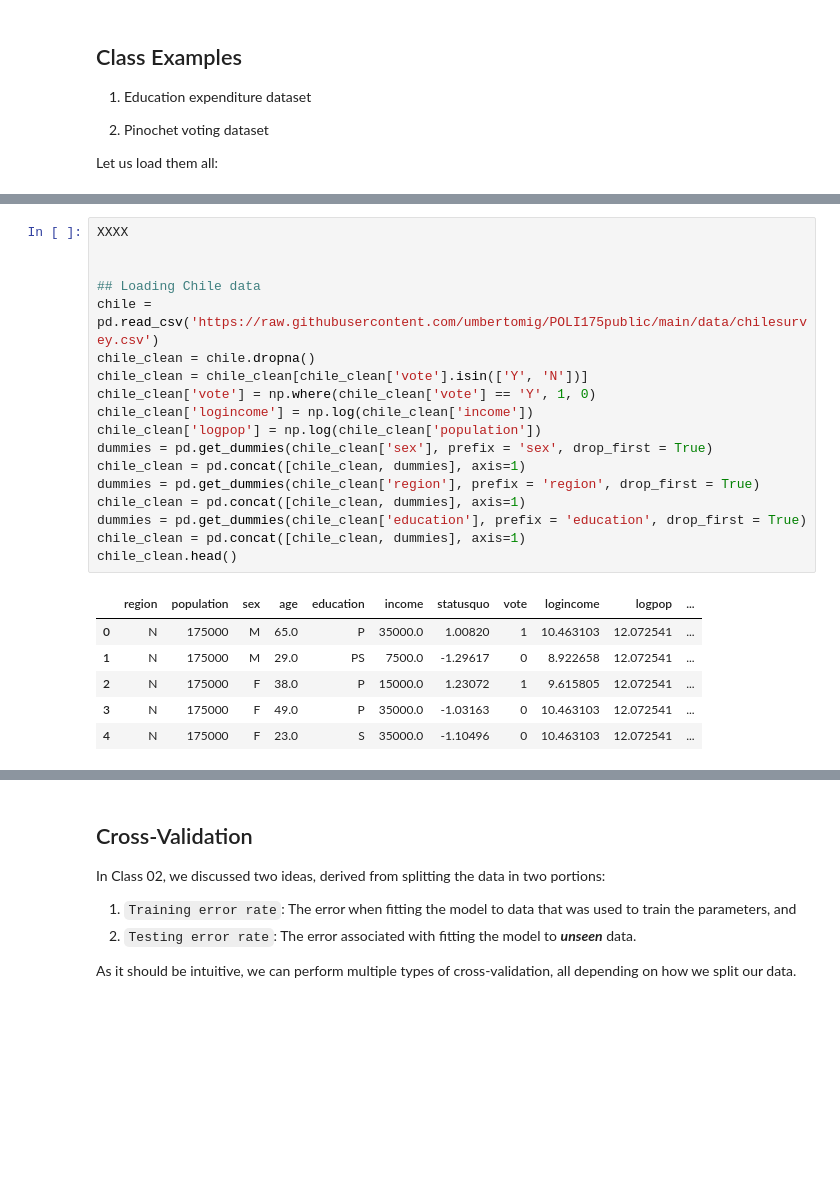
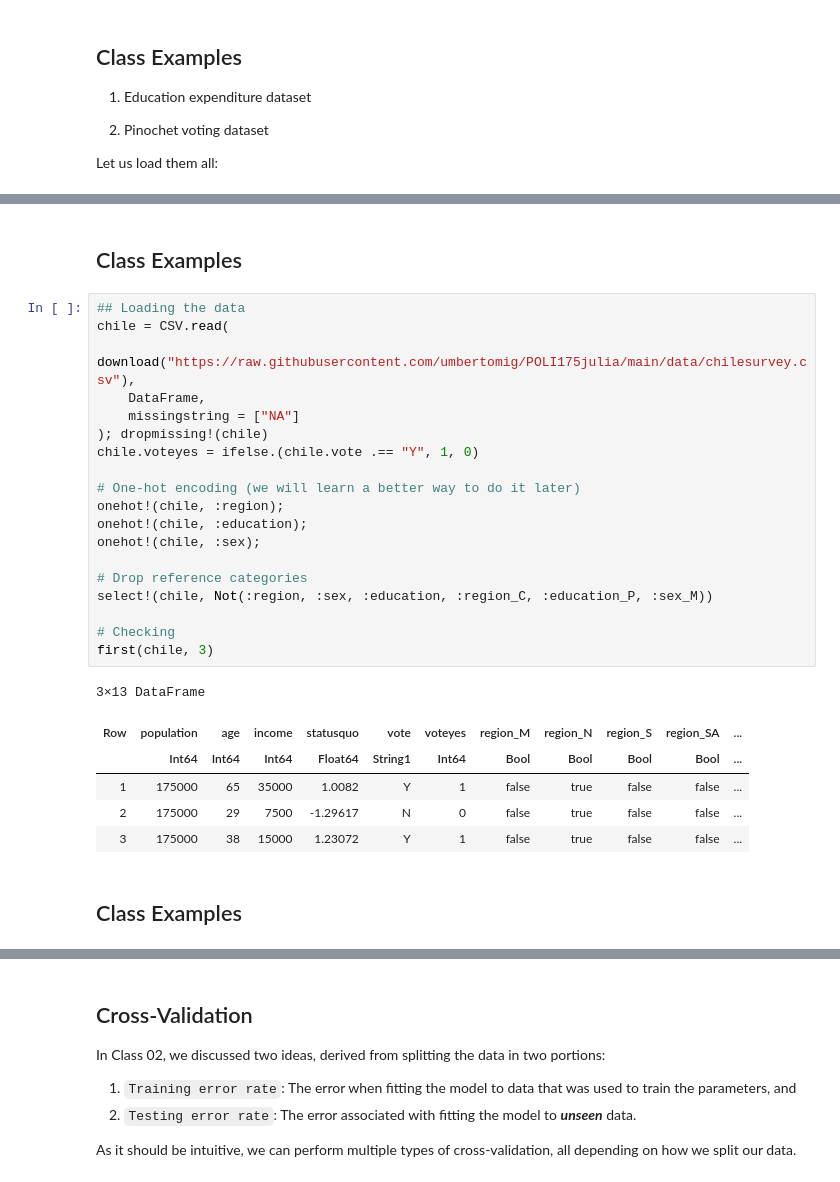
Before and after one commit to umbertomig/POLI175julia, a Jupyter notebook: lectures/jupyternb/lecture10.ipynb, the cells around one changed output, grey strips where cells are left out. Drawn from its saved outputs; the diff is of its cells as text; blank space fills up the shorter version.

```diff
--- a/lectures/jupyternb/lecture10.ipynb
+++ b/lectures/jupyternb/lecture10.ipynb
@@ -67,27 +67,32 @@ from sklearn.neighbors import KNeighborsClassifier
+# %% [markdown]
+## Class Examples
 # %%
-XXXX
+## Loading the data
+chile = CSV.read(
+    download("https://raw.githubusercontent.com/umbertomig/POLI175julia/main/data/chilesurvey.csv"),
+    DataFrame,
+    missingstring = ["NA"]
+); dropmissing!(chile)
+chile.voteyes = ifelse.(chile.vote .== "Y", 1, 0)
 
+# One-hot encoding (we will learn a better way to do it later)
+onehot!(chile, :region);
+onehot!(chile, :education);
+onehot!(chile, :sex);
 
-## Loading Chile data
-chile = pd.read_csv('https://raw.githubusercontent.com/umbertomig/POLI175public/main/data/chilesurvey.csv')
-chile_clean = chile.dropna()
-chile_clean = chile_clean[chile_clean['vote'].isin(['Y', 'N'])]
-chile_clean['vote'] = np.where(chile_clean['vote'] == 'Y', 1, 0)
-chile_clean['logincome'] = np.log(chile_clean['income'])
-chile_clean['logpop'] = np.log(chile_clean['population'])
-dummies = pd.get_dummies(chile_clean['sex'], prefix = 'sex', drop_first = True)
-chile_clean = pd.concat([chile_clean, dummies], axis=1)
-dummies = pd.get_dummies(chile_clean['region'], prefix = 'region', drop_first = True)
-chile_clean = pd.concat([chile_clean, dummies], axis=1)
-dummies = pd.get_dummies(chile_clean['education'], prefix = 'education', drop_first = True)
-chile_clean = pd.concat([chile_clean, dummies], axis=1)
-chile_clean.head()
+# Drop reference categories
+select!(chile, Not(:region, :sex, :education, :region_C, :education_P, :sex_M))
+
+# Checking
+first(chile, 3)
 # %% [output]
+3×13 DataFrame
-|  | region | population | sex | age | education | income | statusquo | vote | logincome | logpop | ... |
-| 0 | N | 175000 | M | 65.0 | P | 35000.0 | 1.00820 | 1 | 10.463103 | 12.072541 | ... |
-| 1 | N | 175000 | M | 29.0 | PS | 7500.0 | -1.29617 | 0 | 8.922658 | 12.072541 | ... |
-| 2 | N | 175000 | F | 38.0 | P | 15000.0 | 1.23072 | 1 | 9.615805 | 12.072541 | ... |
-| 3 | N | 175000 | F | 49.0 | P | 35000.0 | -1.03163 | 0 | 10.463103 | 12.072541 | ... |
-| 4 | N | 175000 | F | 23.0 | S | 35000.0 | -1.10496 | 0 | 10.463103 | 12.072541 | ... |
+| Row | population | age | income | statusquo | vote | voteyes | region_M | region_N | region_S | region_SA | ... |
+|  | Int64 | Int64 | Int64 | Float64 | String1 | Int64 | Bool | Bool | Bool | Bool | ... |
+| 1 | 175000 | 65 | 35000 | 1.0082 | Y | 1 | false | true | false | false | ... |
+| 2 | 175000 | 29 | 7500 | -1.29617 | N | 0 | false | true | false | false | ... |
+| 3 | 175000 | 38 | 15000 | 1.23072 | Y | 1 | false | true | false | false | ... |
+# %% [markdown]
+## Class Examples
 # %%
 ## Education Expenditure Dataset
```
Also changed, not shown: parts of 46 cells of this notebook, 1 other file.
